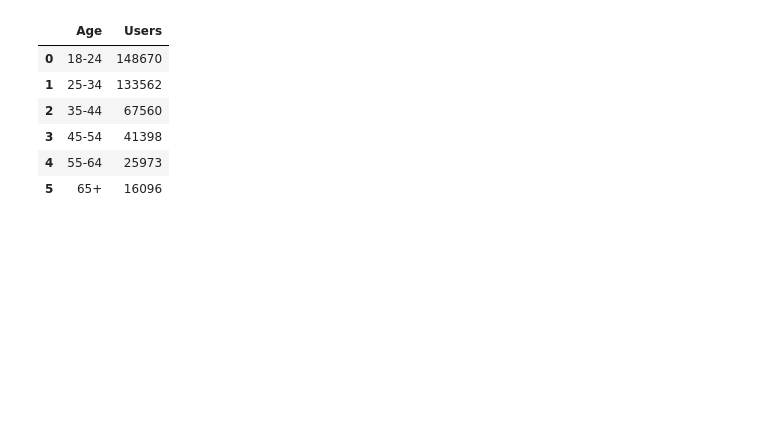
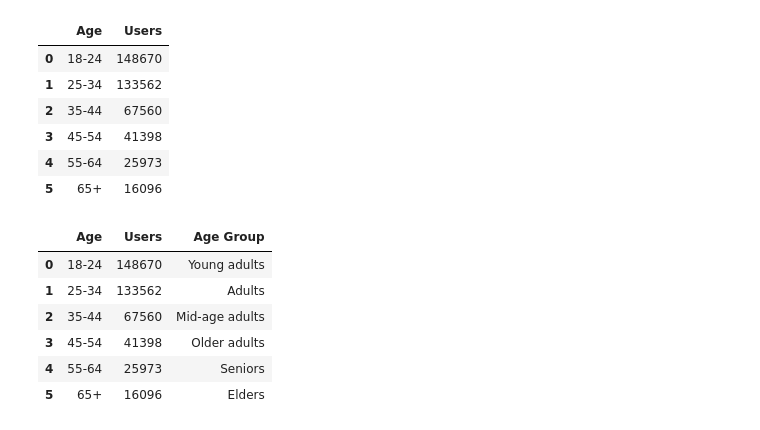
Before and after one commit to donaldebube/WFD-Python-Code, a Jupyter notebook: GADR_Python_Code.ipynb, the cells around one changed output. Saved outputs shown, nothing was run; the diff lists cells and outputs as text; code cells hidden in the pictures; blank space fills up the shorter version.

```diff
--- a/GADR_Python_Code.ipynb
+++ b/GADR_Python_Code.ipynb
@@ -249,3 +252,26 @@ gadr_age
 | 3 | 45-54 | 41398 |
 | 4 | 55-64 | 25973 |
 | 5 | 65+ | 16096 |
+# %%
+# Create a new column for Age Groups
+gadr_age['Age Group'] = np.where(gadr_age['Age'].isin(['18-24']), 'Young adults',
+                        np.where(gadr_age['Age'].isin(['25-34']), 'Adults',
+                        np.where(gadr_age['Age'].isin(['35-44']), 'Mid-age adults',
+                        np.where(gadr_age['Age'].isin(['45-54']), 'Older adults',
+                        np.where(gadr_age['Age'].isin(['55-64']), 'Seniors',
+                        'Elders'
+                        )
+                    )
+                )
+            )
+        )
+# %%
+gadr_age
+# %% [output]
+|  | Age | Users | Age Group |
+| 0 | 18-24 | 148670 | Young adults |
+| 1 | 25-34 | 133562 | Adults |
+| 2 | 35-44 | 67560 | Mid-age adults |
+| 3 | 45-54 | 41398 | Older adults |
+| 4 | 55-64 | 25973 | Seniors |
+| 5 | 65+ | 16096 | Elders |
```
Also changed, not shown: parts of 2 cells of this notebook.
